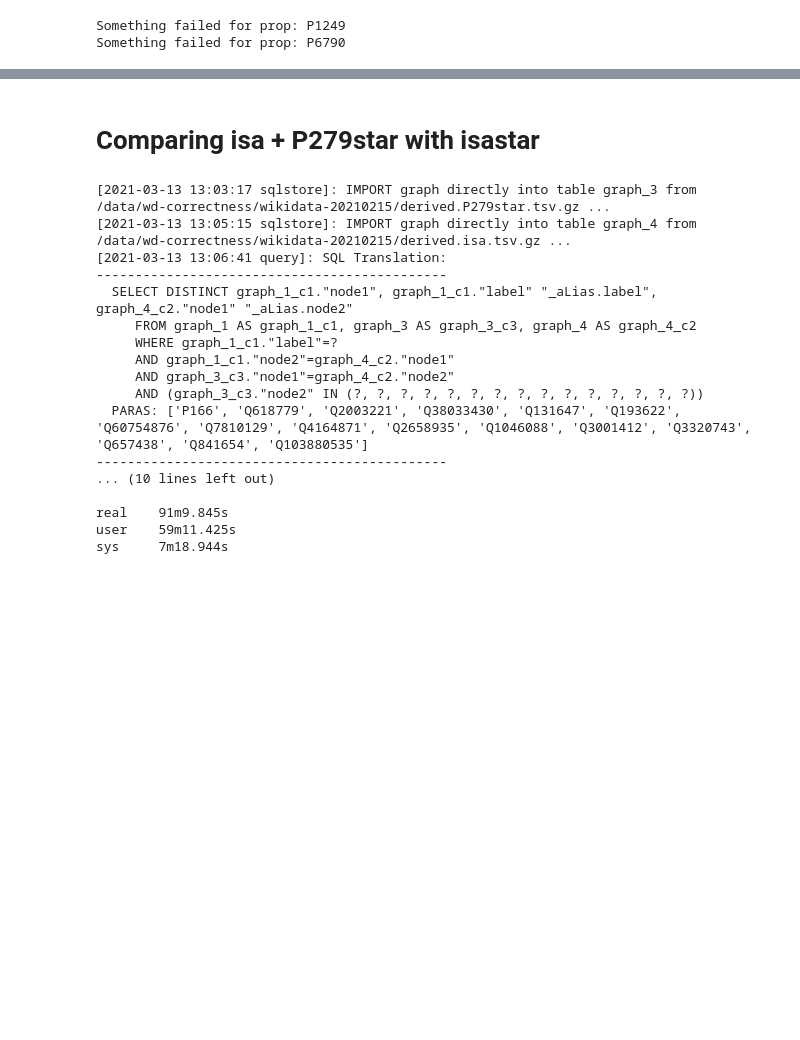
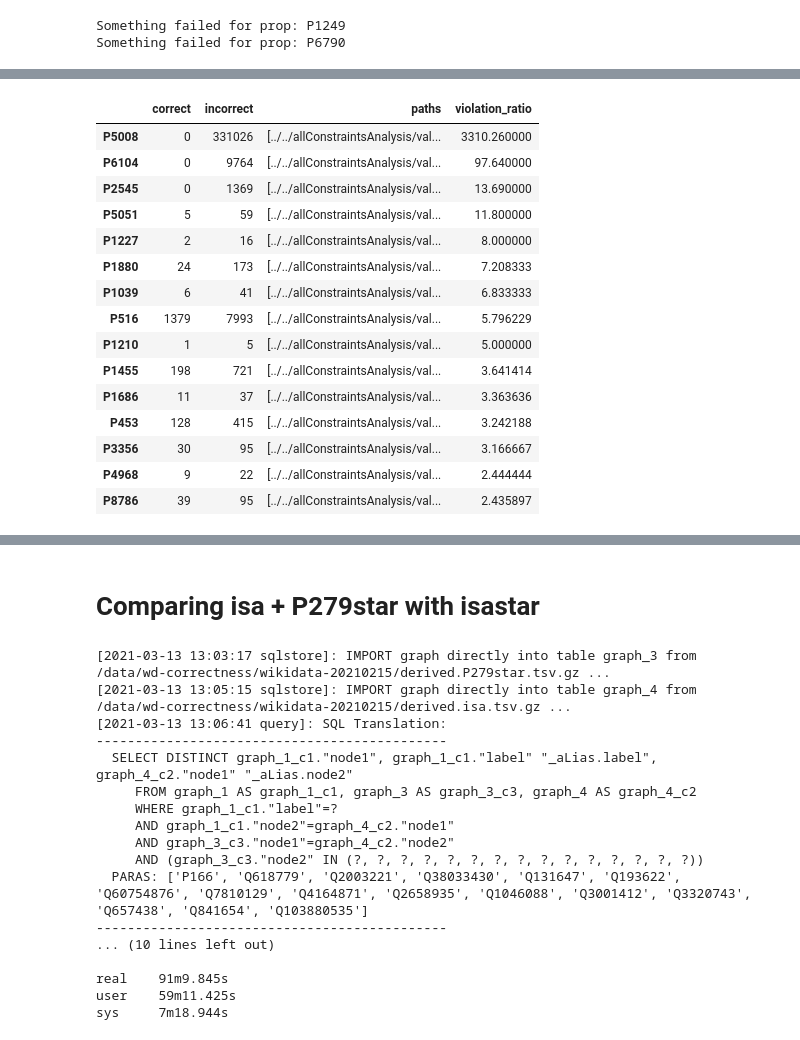
Before and after one commit to usc-isi-i2/wd-quality, a Jupyter notebook: Comprehensive Analysis.ipynb, the cells around one changed output, grey strips where cells are left out. Saved outputs shown, nothing was run; the diff lists cells and outputs as text; code cells hidden in the pictures; blank space fills up the shorter version.

```diff
--- a/Comprehensive Analysis.ipynb
+++ b/Comprehensive Analysis.ipynb
@@ -289,0 +516,32 @@ for i in range(1,16):
+# %%
+import pandas as pd
+import os
+from tqdm.notebook import tqdm
+
+valueTypeConstViolations = {}
+
+def countLines(fname):
+    cnt = -1
+    with open(fname, 'r') as f:
+        for line in f:
+            cnt += 1
+    return cnt
+
+valueTypePropList = set()
+
+violations = {}
+
+for folder in tqdm(iter(['mandatory', 'suggestion', 'normal'])):
+    valueTypeConstViolations[folder] = {'instanceOf': {'correct': 0, 'incorrect': 0}, 'subclass': {'correct': 0, 'incorrect': 0}, 'instanceOfOrSubclass': {'correct': 0, 'incorrect': 0}}
+    filePath = "../../allConstraintsAnalysis/valuetypeConstraint/"+folder+"/"
+    for filename in tqdm(os.listdir(filePath)):
+        type1 = filename.split(".")[2]
+        prop = filename.split(".")[3]
+        valueTypePropList.add(prop)
+        correctness = filename.split(".")[4]
+        count1 = countLines(filePath+filename)
+        valueTypeConstViolations[folder][type1][correctness] += count1
+        if prop not in violations:
+            violations[prop] = {'correct': 0, 'incorrect': 0, 'paths': []}
+        violations[prop][correctness] = count1
+        violations[prop]['paths'].append(filePath+filename)
@@ -289,0 +558,5 @@ for i in range(1,16):
+# %%
+import pandas as pd
+valTypeConstDF = pd.DataFrame(violations).T
+# %%
+valTypeConstDF['violation_ratio'] = valTypeConstDF.apply(lambda p: p.incorrect / p.correct if p.correct != 0 else p.incorrect/100, axis=1)
@@ -289,0 +572,19 @@ for i in range(1,16):
+# %%
+valTypeConstDF.sort_values(by=['violation_ratio'],ascending=False).head(15)
+# %% [output]
+|  | correct | incorrect | paths | violation_ratio |
+| P5008 | 0 | 331026 | [../../allConstraintsAnalysis/val... | 3310.260000 |
+| P6104 | 0 | 9764 | [../../allConstraintsAnalysis/val... | 97.640000 |
+| P2545 | 0 | 1369 | [../../allConstraintsAnalysis/val... | 13.690000 |
+| P5051 | 5 | 59 | [../../allConstraintsAnalysis/val... | 11.800000 |
+| P1227 | 2 | 16 | [../../allConstraintsAnalysis/val... | 8.000000 |
+| P1880 | 24 | 173 | [../../allConstraintsAnalysis/val... | 7.208333 |
+| P1039 | 6 | 41 | [../../allConstraintsAnalysis/val... | 6.833333 |
+| P516 | 1379 | 7993 | [../../allConstraintsAnalysis/val... | 5.796229 |
+| P1210 | 1 | 5 | [../../allConstraintsAnalysis/val... | 5.000000 |
+| P1455 | 198 | 721 | [../../allConstraintsAnalysis/val... | 3.641414 |
+| P1686 | 11 | 37 | [../../allConstraintsAnalysis/val... | 3.363636 |
+| P453 | 128 | 415 | [../../allConstraintsAnalysis/val... | 3.242188 |
+| P3356 | 30 | 95 | [../../allConstraintsAnalysis/val... | 3.166667 |
+| P4968 | 9 | 22 | [../../allConstraintsAnalysis/val... | 2.444444 |
+| P8786 | 39 | 95 | [../../allConstraintsAnalysis/val... | 2.435897 |
```
Also changed, not shown: parts of 54 cells of this notebook.
